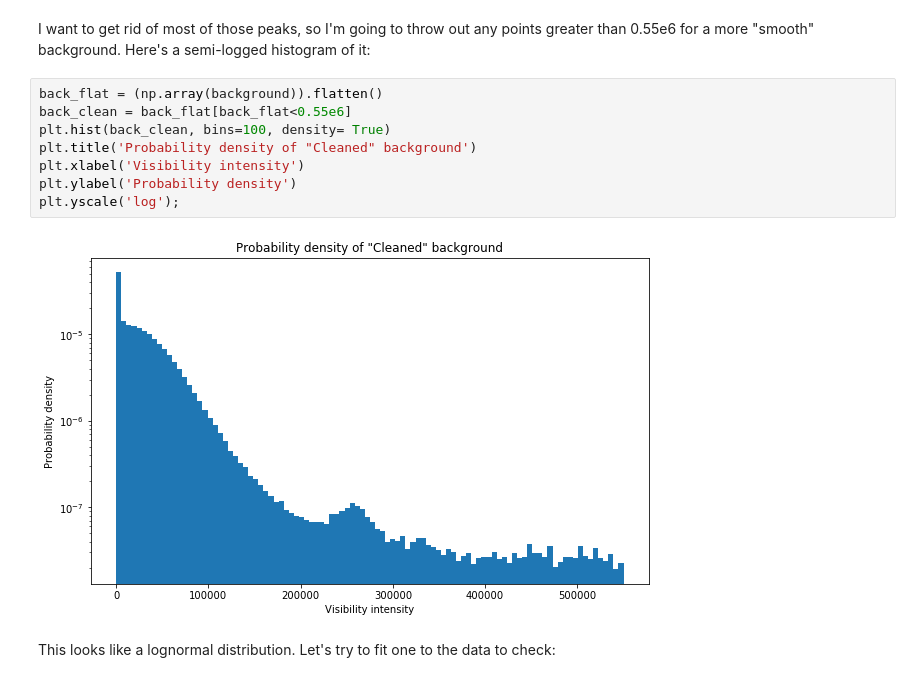
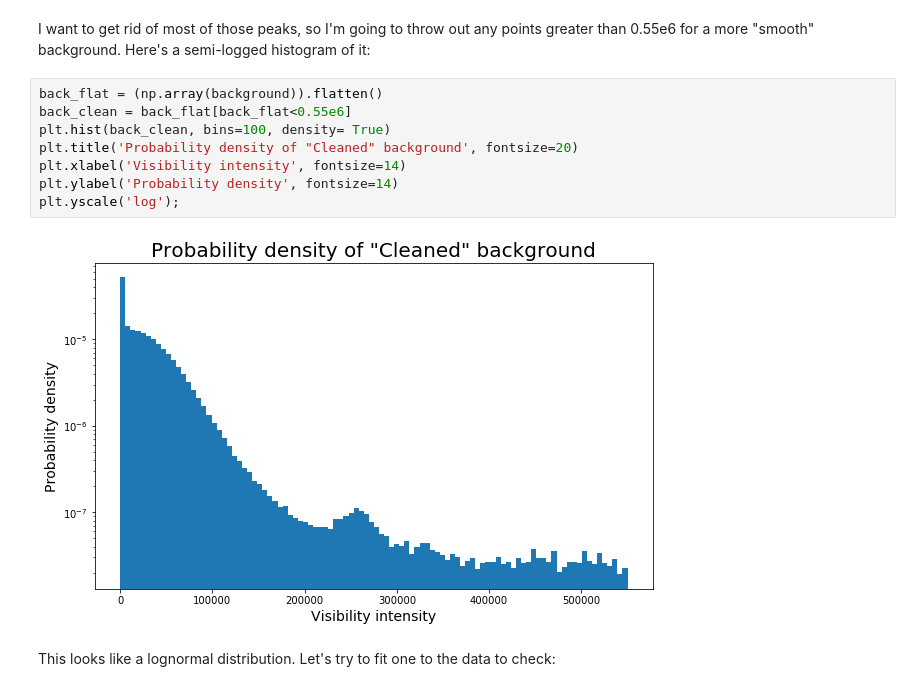
Before and after one commit to maria8ch/Phys434_BigData, a Jupyter notebook: Chernyavskaya_Report6.ipynb, the cells around one changed output. Saved outputs shown, nothing was run; the diff lists cells and outputs as text.

```diff
--- a/Chernyavskaya_Report6.ipynb
+++ b/Chernyavskaya_Report6.ipynb
@@ -75,13 +76,13 @@ I want to get rid of most of those peaks, so I'm going to throw out any points g
 # %%
 back_flat = (np.array(background)).flatten()
 back_clean = back_flat[back_flat<0.55e6]
 plt.hist(back_clean, bins=100, density= True)
-plt.title('Probability density of "Cleaned" background')
-plt.xlabel('Visibility intensity')
-plt.ylabel('Probability density')
+plt.title('Probability density of "Cleaned" background', fontsize=20)
+plt.xlabel('Visibility intensity', fontsize=14)
+plt.ylabel('Probability density', fontsize=14)
 plt.yscale('log');
 # %% [output]
-[figure, old version]
+[figure, new version]
 # %% [markdown]
 This looks like a lognormal distribution. Let's try to fit one to the data to check:
 # %%
```
Also changed, not shown: parts of 2 cells of this notebook.
